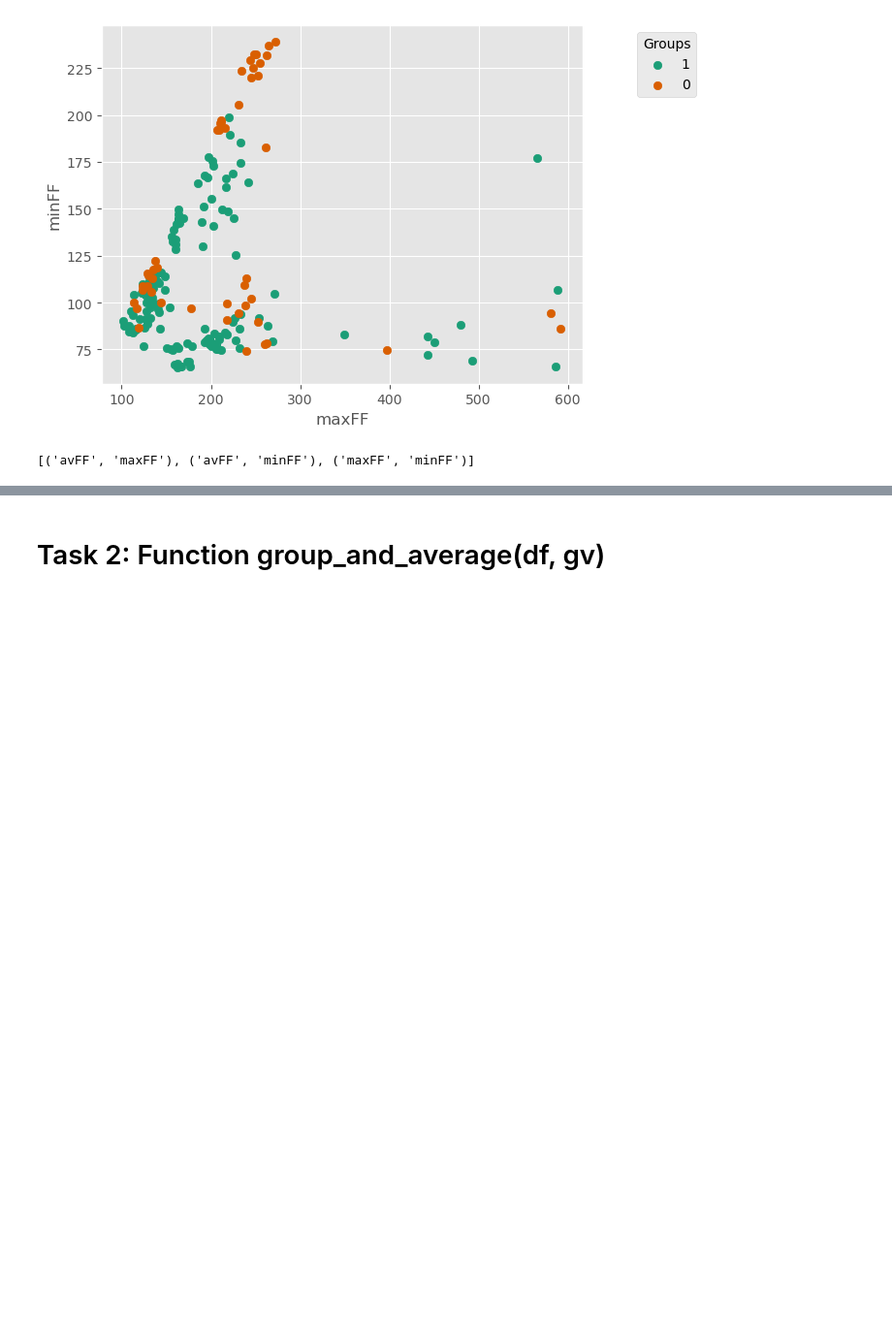
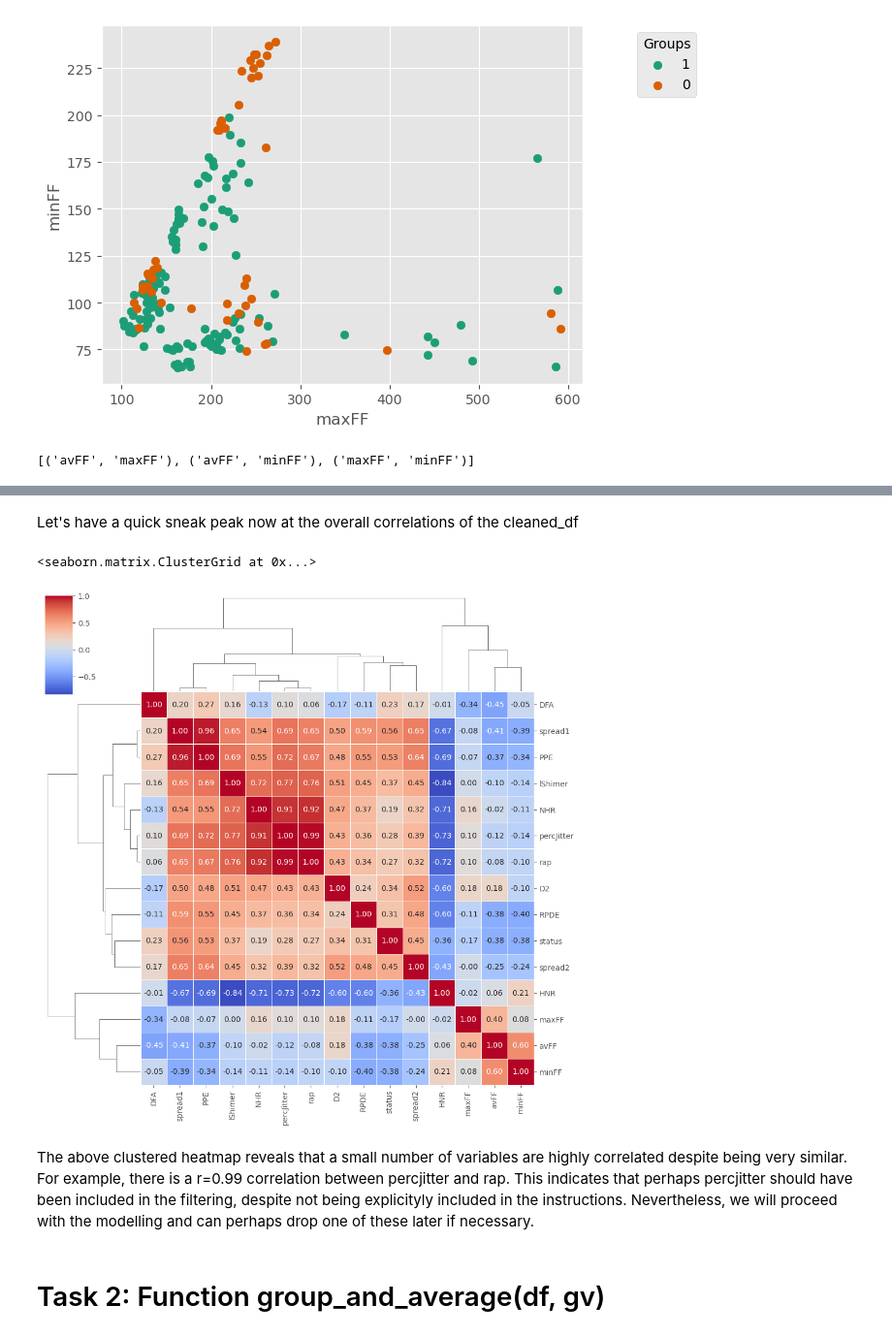
Before and after one commit to dparedga/SP_LAB, a Jupyter notebook: Collaborator_3.ipynb, the cells around one changed output, grey strips where cells are left out. Shown at 97% size. Cells and saved outputs as stored; diff of their text form; code cells hidden in the pictures; blank space fills up the shorter version.

```diff
--- a/Collaborator_3.ipynb
+++ b/Collaborator_3.ipynb
@@ -168,0 +200,5 @@ scat_plt(df['Var_a'], df['Var_b'], df['Groups_c'])
+# %%
+# from the 3 variable lists discussed we want to keep all those from
+# fundamental frequency, only rap for jitter, and only lShimer for shimmer
+vars_to_be_dropped = [item for item in vars_jitter+vars_shimmer if not item in ['rap','lShimer']]
+print(vars_to_be_dropped)
@@ -168,0 +207,3 @@ scat_plt(df['Var_a'], df['Var_b'], df['Groups_c'])
+# %%
+cleaned_df = dex.drop(columns=vars_to_be_dropped)
+cleaned_df
@@ -169,3 +224,12 @@ scat_plt(df['Var_a'], df['Var_b'], df['Groups_c'])
+# %% [markdown]
+Let's have a quick sneak peak now at the overall correlations of the cleaned_df
+# %%
+sns.clustermap(cleaned_df.drop(columns='name').corr(), annot=True, cmap='coolwarm', fmt='.2f', linewidths=.5)
+# %% [output]
+<seaborn.matrix.ClusterGrid at 0x...>
+[figure, added]
+# %% [markdown]
+The above clustered heatmap reveals that a small number of variables are highly correlated despite being very similar. For example, there is a r=0.99 correlation between percjitter and rap. This indicates that perhaps percjitter should have been included in the filtering, despite not being explicityly included in the instructions. Nevertheless, we will proceed with the modelling and can perhaps drop one of these later if necessary.
 # %% [markdown]
 # Task 2: Function group_and_average(df, gv)
 # %% [markdown]
```
Also changed, not shown: parts of 9 cells of this notebook.
